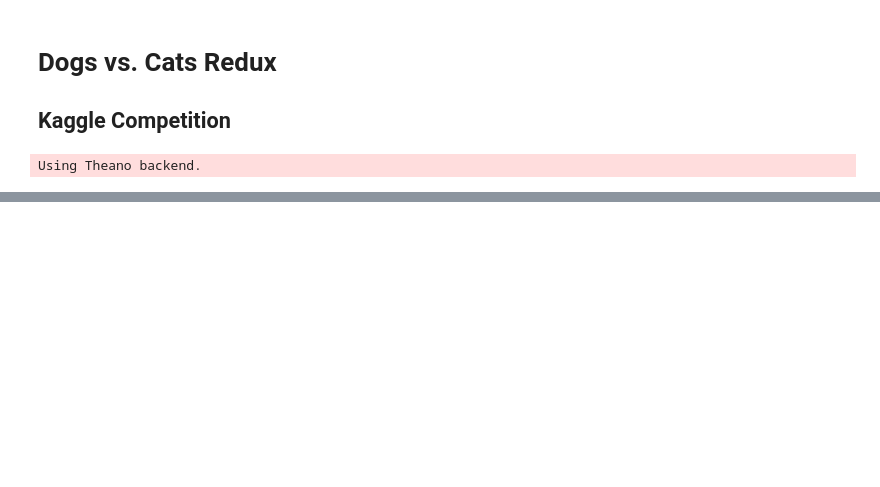
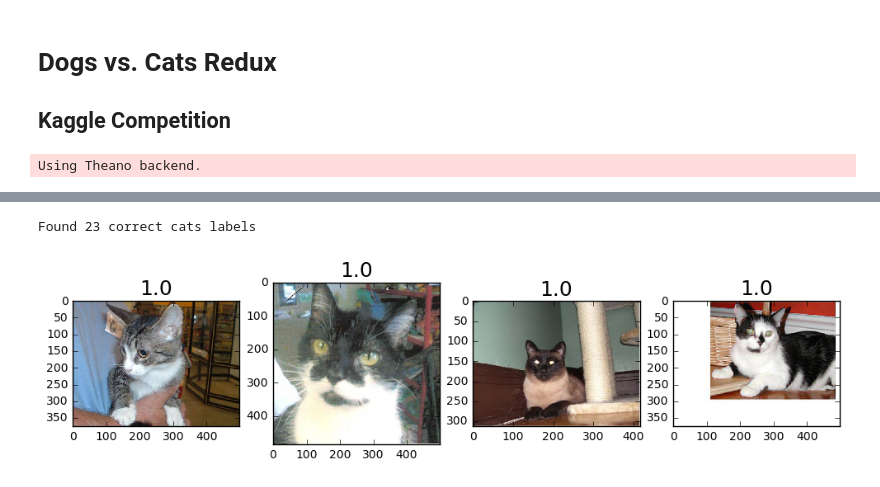
Before and after one commit to dancoombs/fastai, a Jupyter notebook: nbs/dogscats_model.ipynb, the cells around one changed output, grey strips where cells are left out. Saved outputs shown, nothing was run; the diff lists cells and outputs as text; code cells hidden in the pictures; blank space fills up the shorter version.

```diff
--- a/nbs/dogscats_model.ipynb
+++ b/nbs/dogscats_model.ipynb
@@ -48,0 +101,8 @@ np.savetxt(submission_file_name, subm, fmt='%d,%.5f', header='id,label', comment
+# %%
+correct_cats = np.where((my_labels==0) & (my_labels==expected_labels))[0]
+print "Found %d correct cats labels" % len(correct_cats)
+most_correct_cats = np.argsort(my_preds[correct_cats])[::-1][:n_view]
+plots_idx(correct_cats[most_correct_cats], my_preds[correct_cats][most_correct_cats])
+# %% [output]
+Found 23 correct cats labels
+[figure, added]
```
Also changed, not shown: parts of 18 cells of this notebook, 1 other file.
